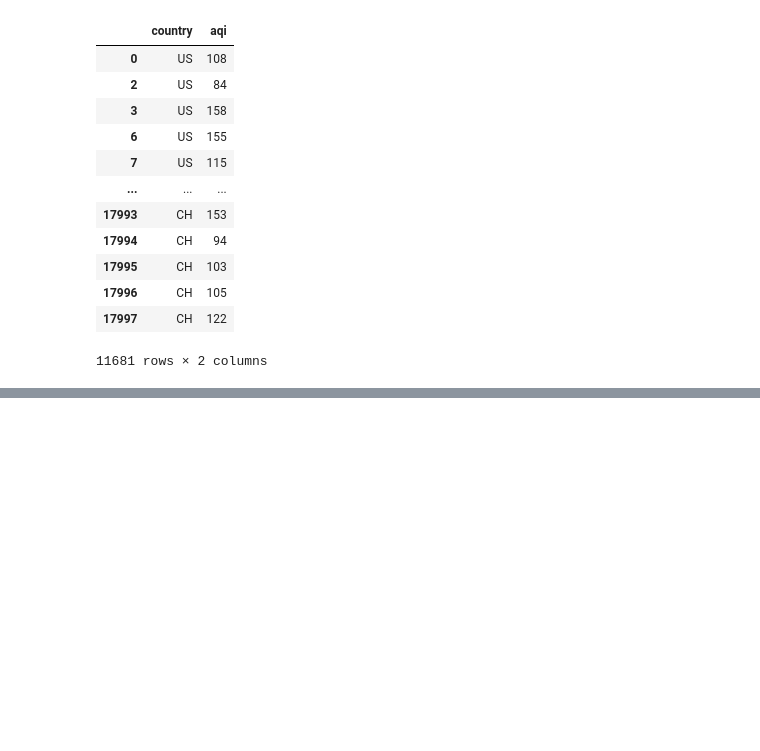
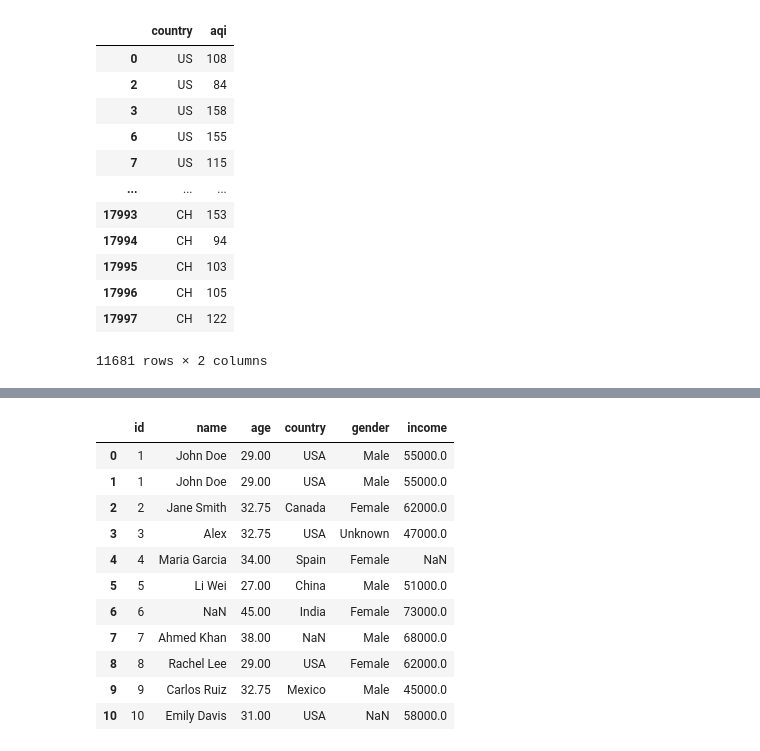
Before and after one commit to poojapalaksha/Pandas, a Jupyter notebook: Pandas_tutorial.ipynb, the cells around one changed output, grey strips where cells are left out. Cells and saved outputs as stored; diff of their text form; code cells hidden in the pictures; blank space fills up the shorter version.

Commit message:
Add files via upload
added handling missing value concept

```diff
--- a/Pandas_tutorial.ipynb
+++ b/Pandas_tutorial.ipynb
@@ -701,0 +741,29 @@ df.query("aqi > 100 | temperature > 30")[["country","aqi"]]
+# %%
+df.isnull().sum() #used to know which column has how many null value
+
+df.dropna() #delete the raw containing emty entry in it
+df.dropna(axis=1) # drop coluumn containing empty value in it
+
+df.fillna(0) # fill all null value with 0 or any value within that parenthesis
+
+age_mean= df["age"].mean()
+df["age"].fillna(age_mean) #this won't change the data so we have to use copy of the data and then we have to apply this
+
+cleaned_data=df.copy() # by this we can have original and cleaned data with us
+age_mean= df["age"].mean()
+cleaned_data["age"]=cleaned_data["age"].fillna(age_mean)
+
+cleaned_data
+# %% [output]
+|  | id | name | age | country | gender | income |
+| 0 | 1 | John Doe | 29.00 | USA | Male | 55000.0 |
+| 1 | 1 | John Doe | 29.00 | USA | Male | 55000.0 |
+| 2 | 2 | Jane Smith | 32.75 | Canada | Female | 62000.0 |
+| 3 | 3 | Alex | 32.75 | USA | Unknown | 47000.0 |
+| 4 | 4 | Maria Garcia | 34.00 | Spain | Female | NaN |
+| 5 | 5 | Li Wei | 27.00 | China | Male | 51000.0 |
+| 6 | 6 | NaN | 45.00 | India | Female | 73000.0 |
+| 7 | 7 | Ahmed Khan | 38.00 | NaN | Male | 68000.0 |
+| 8 | 8 | Rachel Lee | 29.00 | USA | Female | 62000.0 |
+| 9 | 9 | Carlos Ruiz | 32.75 | Mexico | Male | 45000.0 |
+| 10 | 10 | Emily Davis | 31.00 | USA | NaN | 58000.0 |
```
Also changed, not shown: parts of 11 cells of this notebook.
